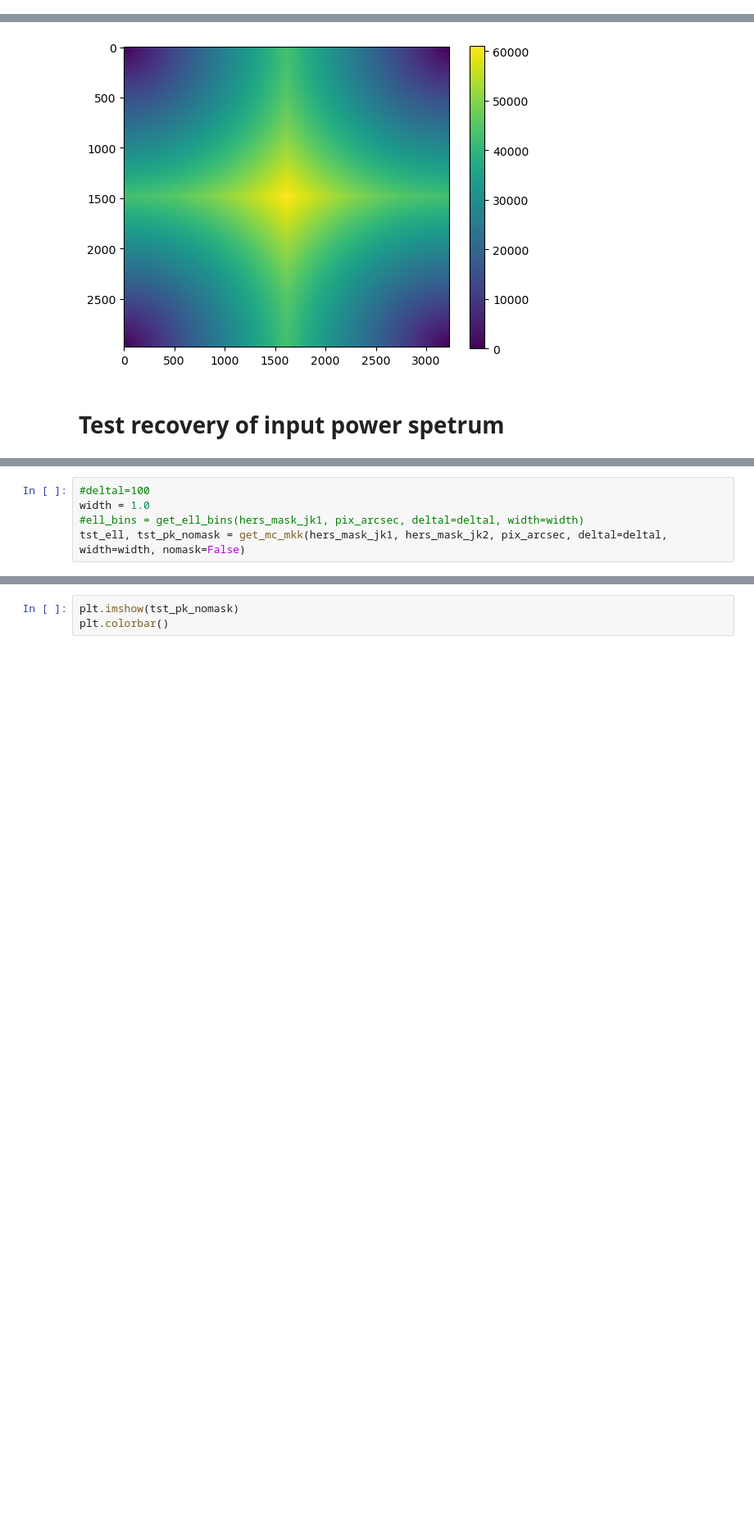
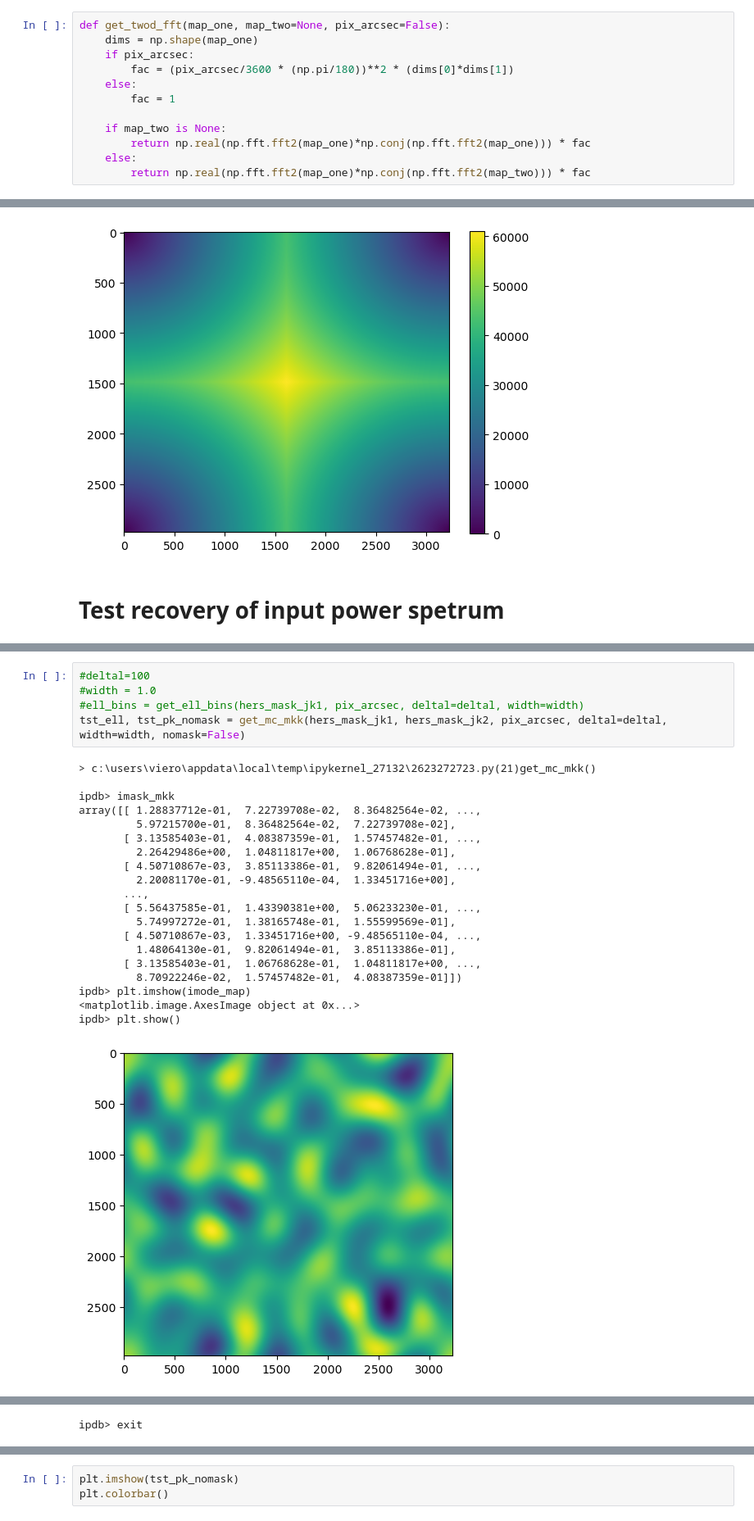
Before and after one commit to marcoviero/hetdexXhers, a Jupyter notebook: RD_validate_base_codes.ipynb, the cells around one changed output, grey strips where cells are left out. Shown at 82% size. Cells and saved outputs as stored; diff of their text form; blank space fills up the shorter version.

```diff
--- a/RD_validate_base_codes.ipynb
+++ b/RD_validate_base_codes.ipynb
@@ -3,3 +15,15 @@
+# %%
+def get_twod_fft(map_one, map_two=None, pix_arcsec=False):
+    dims = np.shape(map_one)
+    if pix_arcsec:
+        fac = (pix_arcsec/3600 * (np.pi/180))**2 * (dims[0]*dims[1])
+    else:
+        fac = 1
+
+    if map_two is None:
+        return np.real(np.fft.fft2(map_one)*np.conj(np.fft.fft2(map_one))) * fac
+    else:
+        return np.real(np.fft.fft2(map_one)*np.conj(np.fft.fft2(map_two))) * fac
 # %%
 path_hers_maps = os.path.join(os.environ['MAPSPATH'],'Herschel','SPT')
 
@@ -122,5 +160,26 @@ def get_mc_mkk(mask_one, mask_two, pix_arcsec, deltal=None, width=None, nomask=F
 # %%
 #deltal=100
-width = 1.0
+#width = 1.0
 #ell_bins = get_ell_bins(hers_mask_jk1, pix_arcsec, deltal=deltal, width=width)
 tst_ell, tst_pk_nomask = get_mc_mkk(hers_mask_jk1, hers_mask_jk2, pix_arcsec, deltal=deltal, width=width, nomask=False)
+# %% [output]
+> c:\users\viero\appdata\local\temp\ipykernel_27132\2623272723.py(21)get_mc_mkk()
+
+ipdb> imask_mkk
+array([[ 1.28837712e-01,  7.22739708e-02,  8.36482564e-02, ...,
+         5.97215700e-01,  8.36482564e-02,  7.22739708e-02],
+       [ 3.13585403e-01,  4.08387359e-01,  1.57457482e-01, ...,
+         2.26429486e+00,  1.04811817e+00,  1.06768628e-01],
+       [ 4.50710867e-03,  3.85113386e-01,  9.82061494e-01, ...,
+         2.20081170e-01, -9.48565110e-04,  1.33451716e+00],
+       ...,
+       [ 5.56437585e-01,  1.43390381e+00,  5.06233230e-01, ...,
+         5.74997272e-01,  1.38165748e-01,  1.55599569e-01],
+       [ 4.50710867e-03,  1.33451716e+00, -9.48565110e-04, ...,
+         1.48064130e-01,  9.82061494e-01,  3.85113386e-01],
+       [ 3.13585403e-01,  1.06768628e-01,  1.04811817e+00, ...,
+         8.70922246e-02,  1.57457482e-01,  4.08387359e-01]])
+ipdb> plt.imshow(imode_map)
+<matplotlib.image.AxesImage object at 0x...>
+ipdb> plt.show()
+[figure, added]
@@ -126,0 +222 @@ tst_ell, tst_pk_nomask = get_mc_mkk(hers_mask_jk1, hers_mask_jk2, pix_arcsec, de
+ipdb> exit
```
Also changed, not shown: parts of 20 cells of this notebook, 15 other files.
